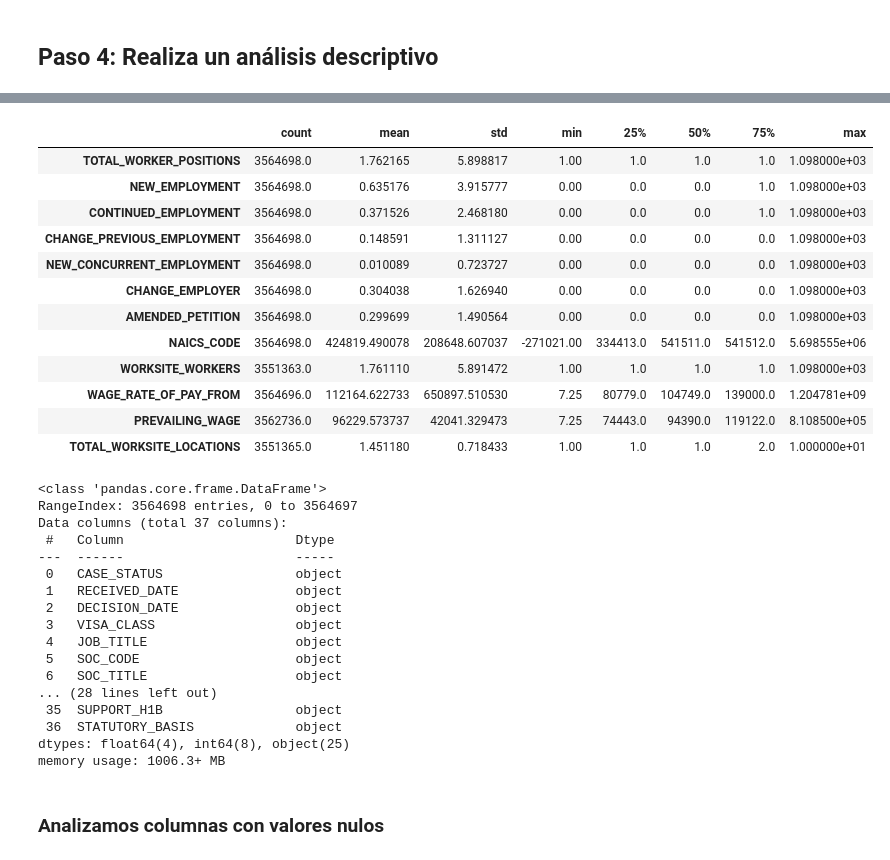
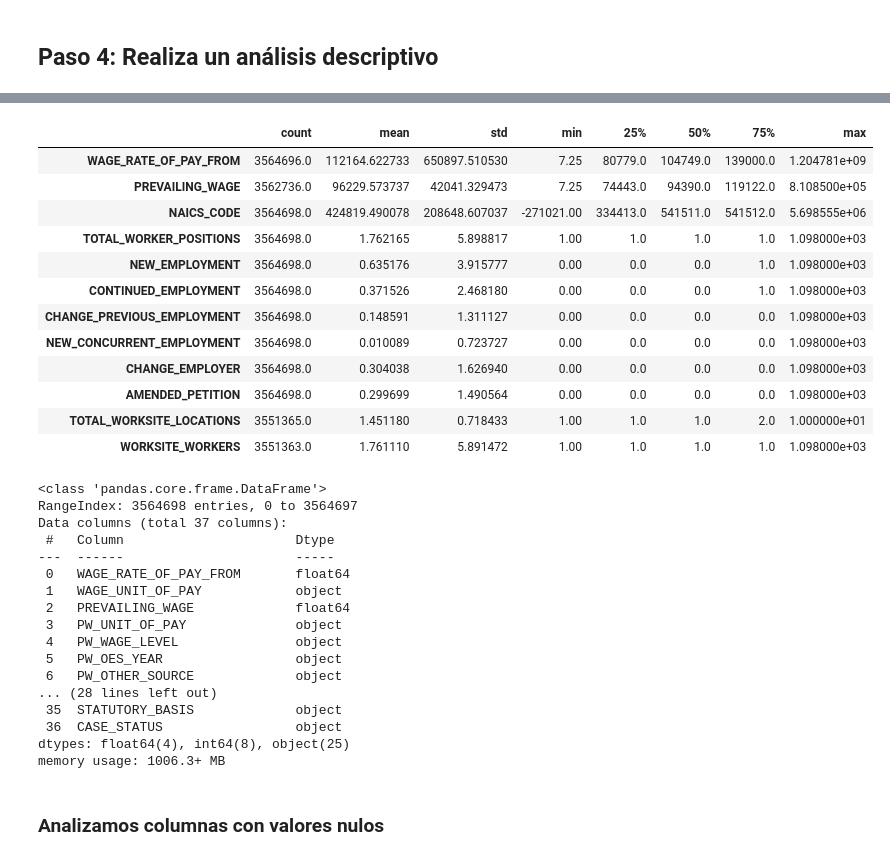
Before and after one commit to Oswaldoslv04/proyecto_final_lca, a Jupyter notebook: src/PROYECTO_FINAL_LCA_DISCLOSURE.ipynb, the cells around one changed output, grey strips where cells are left out. Drawn from its saved outputs; the diff is of its cells as text; code cells hidden in the pictures.

```diff
--- a/src/PROYECTO_FINAL_LCA_DISCLOSURE.ipynb
+++ b/src/PROYECTO_FINAL_LCA_DISCLOSURE.ipynb
@@ -48,0 +58,9 @@ file_path = '/content/drive/MyDrive/Colab Notebooks/PROYECTO 4GEEKS/Combined_LCA
+# %%
+# Crear carpeta para guardar la base de datos
+Path("database").mkdir(exist_ok=True)
+
+# Crear conexión SQLite
+conn = sqlite3.connect("database/h1b_lca_project.db")
+
+# Nombre de la tabla principal
+table_name = "lca_disclosure_data"
@@ -120,0 +230,11 @@ Para garantizar la seguridad y eficiencia en el acceso, los datos se migran del
+# %%
+# Convertir la lista de columnas a texto SQL
+cols_sql = ", ".join([f'"{col}"' for col in use_cols])
+
+query = f"""
+SELECT {cols_sql}
+FROM lca_disclosure_data;
+"""
+
+# Creamos df desde SQLite
+df = pd.read_sql_query(query, conn)
@@ -134,8 +266,11 @@ df_reduced.head()
 5 rows × 37 columns
 # %%
-df_reduced.describe().T
+df.describe().T
 # %% [output]
 |  | count | mean | std | min | 25% | 50% | 75% | max |
+| WAGE_RATE_OF_PAY_FROM | 3564696.0 | 112164.622733 | 650897.510530 | 7.25 | 80779.0 | 104749.0 | 139000.0 | 1.204781e+09 |
+| PREVAILING_WAGE | 3562736.0 | 96229.573737 | 42041.329473 | 7.25 | 74443.0 | 94390.0 | 119122.0 | 8.108500e+05 |
+| NAICS_CODE | 3564698.0 | 424819.490078 | 208648.607037 | -271021.00 | 334413.0 | 541511.0 | 541512.0 | 5.698555e+06 |
 | TOTAL_WORKER_POSITIONS | 3564698.0 | 1.762165 | 5.898817 | 1.00 | 1.0 | 1.0 | 1.0 | 1.098000e+03 |
 | NEW_EMPLOYMENT | 3564698.0 | 0.635176 | 3.915777 | 0.00 | 0.0 | 0.0 | 1.0 | 1.098000e+03 |
 | CONTINUED_EMPLOYMENT | 3564698.0 | 0.371526 | 2.468180 | 0.00 | 0.0 | 0.0 | 1.0 | 1.098000e+03 |
@@ -143,29 +278,26 @@ df_reduced.describe().T
 | NEW_CONCURRENT_EMPLOYMENT | 3564698.0 | 0.010089 | 0.723727 | 0.00 | 0.0 | 0.0 | 0.0 | 1.098000e+03 |
 | CHANGE_EMPLOYER | 3564698.0 | 0.304038 | 1.626940 | 0.00 | 0.0 | 0.0 | 0.0 | 1.098000e+03 |
 | AMENDED_PETITION | 3564698.0 | 0.299699 | 1.490564 | 0.00 | 0.0 | 0.0 | 0.0 | 1.098000e+03 |
-| NAICS_CODE | 3564698.0 | 424819.490078 | 208648.607037 | -271021.00 | 334413.0 | 541511.0 | 541512.0 | 5.698555e+06 |
+| TOTAL_WORKSITE_LOCATIONS | 3551365.0 | 1.451180 | 0.718433 | 1.00 | 1.0 | 1.0 | 2.0 | 1.000000e+01 |
 | WORKSITE_WORKERS | 3551363.0 | 1.761110 | 5.891472 | 1.00 | 1.0 | 1.0 | 1.0 | 1.098000e+03 |
-| WAGE_RATE_OF_PAY_FROM | 3564696.0 | 112164.622733 | 650897.510530 | 7.25 | 80779.0 | 104749.0 | 139000.0 | 1.204781e+09 |
-| PREVAILING_WAGE | 3562736.0 | 96229.573737 | 42041.329473 | 7.25 | 74443.0 | 94390.0 | 119122.0 | 8.108500e+05 |
-| TOTAL_WORKSITE_LOCATIONS | 3551365.0 | 1.451180 | 0.718433 | 1.00 | 1.0 | 1.0 | 2.0 | 1.000000e+01 |
 # %%
-df_reduced.info()
+df.info()
 # %% [output]
 <class 'pandas.core.frame.DataFrame'>
 RangeIndex: 3564698 entries, 0 to 3564697
 Data columns (total 37 columns):
  #   Column                      Dtype
 ---  ------                      -----
- 0   CASE_STATUS                 object
- 1   RECEIVED_DATE               object
- 2   DECISION_DATE               object
- 3   VISA_CLASS                  object
- 4   JOB_TITLE                   object
- 5   SOC_CODE                    object
- 6   SOC_TITLE                   object
+ 0   WAGE_RATE_OF_PAY_FROM       float64
+ 1   WAGE_UNIT_OF_PAY            object
+ 2   PREVAILING_WAGE             float64
+ 3   PW_UNIT_OF_PAY              object
+ 4   PW_WAGE_LEVEL               object
+ 5   PW_OES_YEAR                 object
+ 6   PW_OTHER_SOURCE             object
 ... (28 lines left out)
- 35  SUPPORT_H1B                 object
- 36  STATUTORY_BASIS             object
+ 35  STATUTORY_BASIS             object
+ 36  CASE_STATUS                 object
 dtypes: float64(4), int64(8), object(25)
 memory usage: 1006.3+ MB
 # %% [markdown]
```
Also changed, not shown: parts of 68 cells of this notebook.
